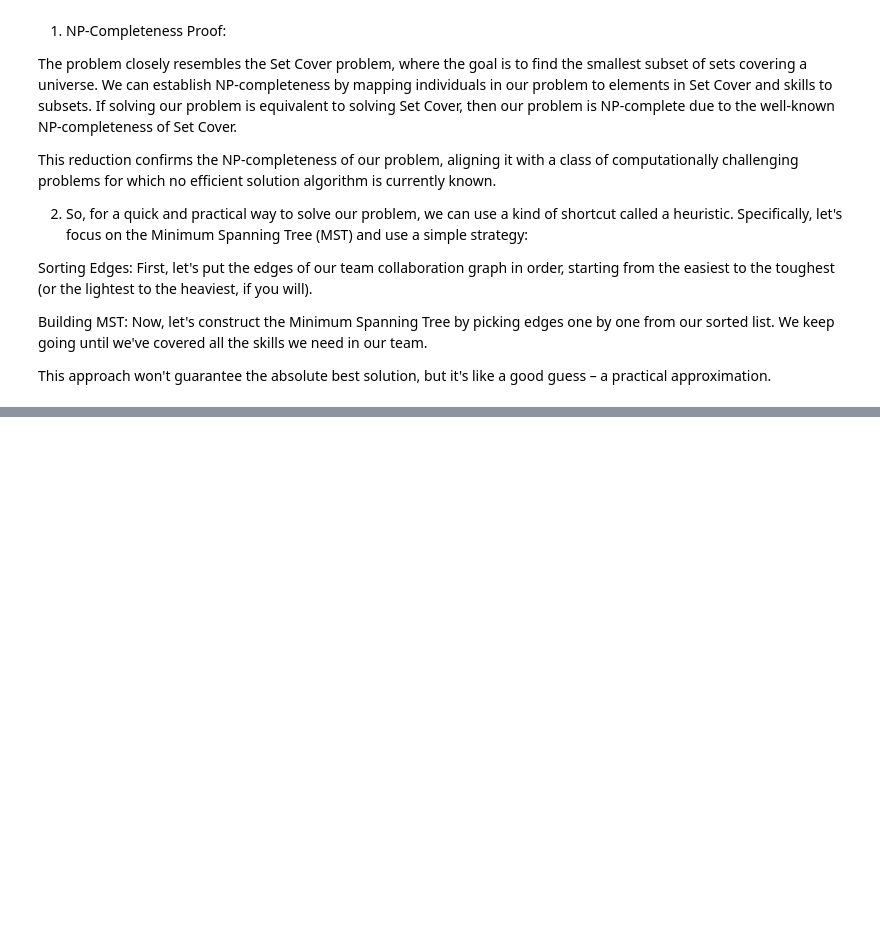
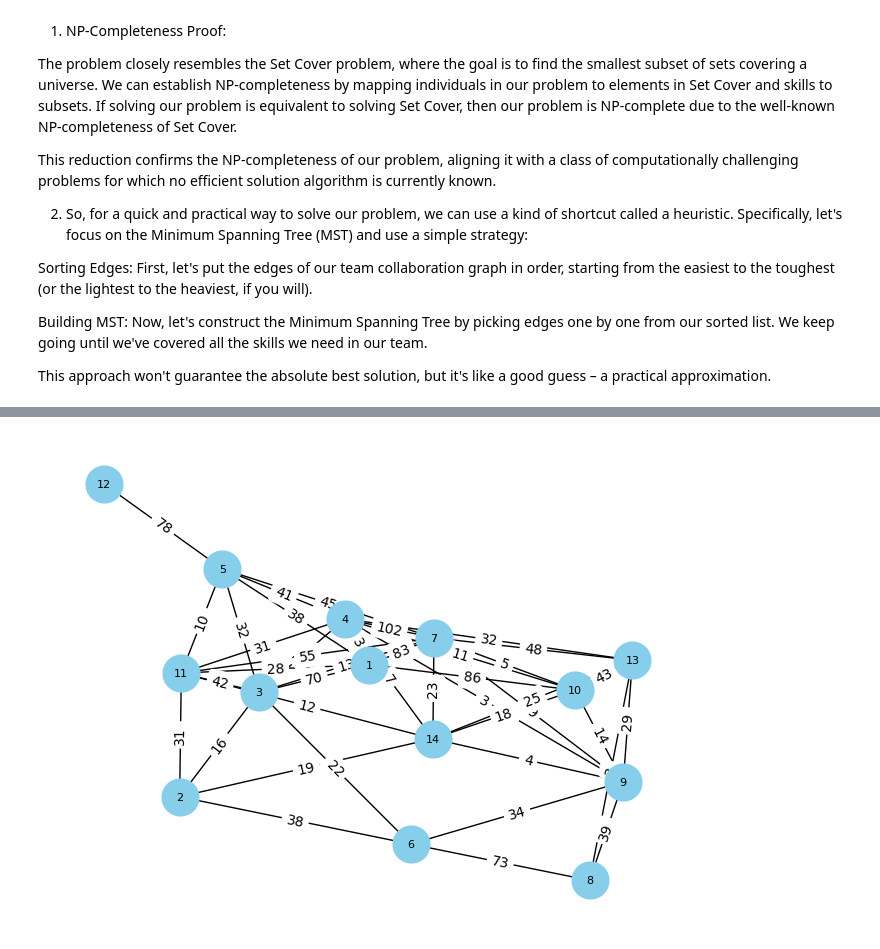
Before and after one commit to armanfeili/ADM-HW5, a Jupyter notebook: main.ipynb, the cells around one changed output, grey strips where cells are left out. Drawn from its saved outputs; the diff is of its cells as text; code cells hidden in the pictures; blank space fills up the shorter version.

```diff
--- a/main.ipynb
+++ b/main.ipynb
@@ -1864,0 +2106,50 @@ This approach won't guarantee the absolute best solution, but it's like a good g
+# %%
+import networkx as nx
+import matplotlib.pyplot as plt
+
+
+athlete_skills = {
+    1: {'BSK': 98, 'HCK': 12},
+    2: {'ATH': 14, 'VOL': 1},
+    3: {'HCK': 82, 'ATH': 30},
+    4: {'HCK': 9, 'SWM': 27},
+    5: {'FTB': 90, 'HCK': 50},
+    6: {'ATH': 52, 'RGB': 80},
+    7: {'HCK': 95, 'SWM': 11},
+    8: {'TEN': 85, 'RGB': 7},
+    9: {'RGB': 46, 'SWM': 30},
+    10: {'SWM': 16, 'BSK': 12},
+    11: {'VOL': 32, 'HCK': 40},
+    12: {'SOC': 41, 'FTB': 12},
+    13: {'SWM': 59, 'TEN': 82},
+    14: {'SWM': 34, 'VOL': 20},
+}
+
+skills = ['SWM', 'VOL', 'ATH', 'VOL', 'VOL', 'BSK', 'HCK', 'BSK', 'SWM', 'BSK']
+
+# We calculate the effort weights and create a graph
+G = nx.Graph()
+for athlete_id, athlete_skill in athlete_skills.items():
+    G.add_node(athlete_id, skills=athlete_skill)
+
+for i in range(1, len(athlete_skills) + 1):
+    for j in range(i + 1, len(athlete_skills) + 1):
+        athlete_i_skills = set(athlete_skills[i].keys())
+        athlete_j_skills = set(athlete_skills[j].keys())
+        common_skills = athlete_i_skills.intersection(athlete_j_skills)
+
+        # we calculate the effort weight based on common skills
+        effort_weight = sum(abs(athlete_skills[i][skill] - athlete_skills[j][skill]) for skill in common_skills)
+
+        # we add an edge to the graph with the calculated effort weight
+        if effort_weight > 0:
+            G.add_edge(i, j, weight=effort_weight)
+
+# We plot
+pos = nx.spring_layout(G)
+edge_labels = {(i, j): G[i][j]['weight'] for i, j in G.edges()}
+nx.draw(G, pos, with_labels=True, node_size=700, node_color='skyblue', font_size=8)
+nx.draw_networkx_edge_labels(G, pos, edge_labels=edge_labels)
+plt.show()
+# %% [output]
+[figure, added]
```
Also changed, not shown: parts of 32 cells of this notebook.
